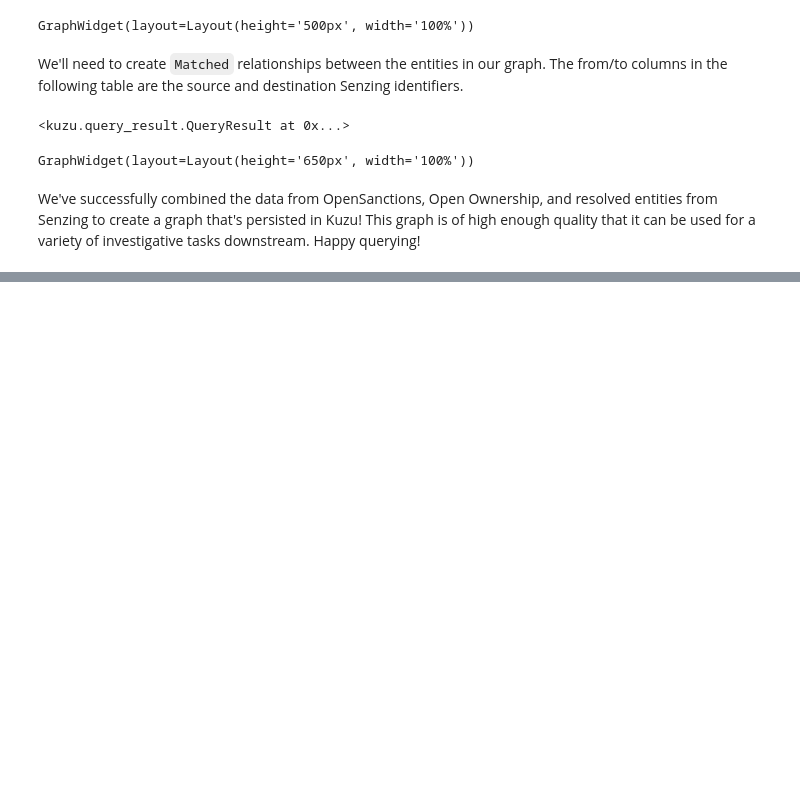
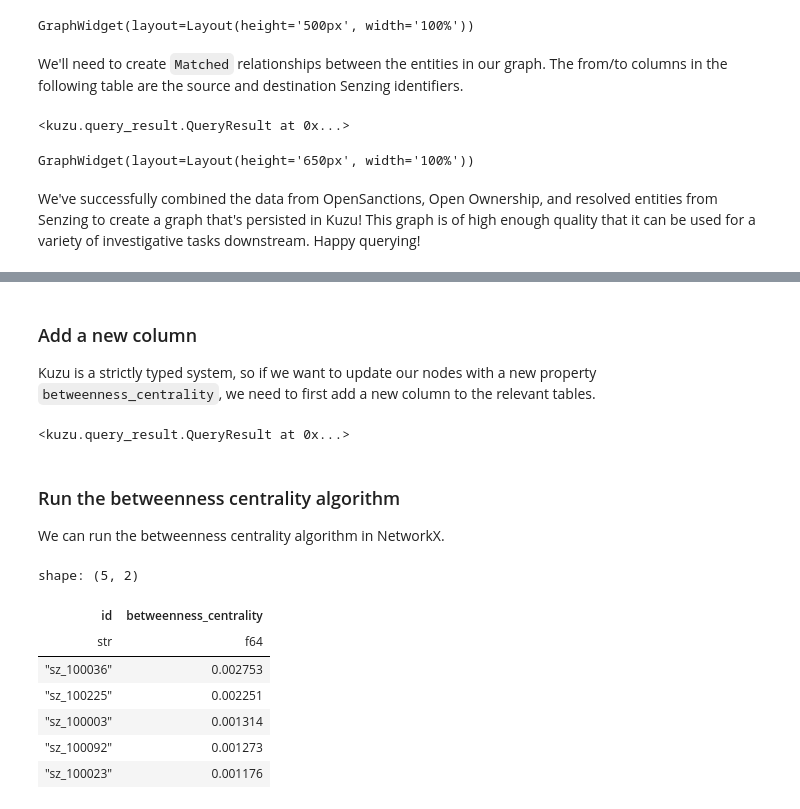
Before and after one commit to kuzudb/entity-resolved-kg-senzing-kuzu, a Jupyter notebook: create_graph.ipynb, the cells around one changed output, grey strips where cells are left out. Drawn from its saved outputs; the diff is of its cells as text; code cells hidden in the pictures; blank space fills up the shorter version.

```diff
--- a/create_graph.ipynb
+++ b/create_graph.ipynb
@@ -267,0 +275,48 @@ This graph is of high enough quality that it can be used for a variety of invest
+# %%
+
+subg = conn.execute(
+    """
+    MATCH (a:Entity:OpenOwnership:OpenSanctions)-[b]->(c:Entity:OpenOwnership:OpenSanctions) RETURN *
+    """
+)
+subg_networkx = subg.get_as_networkx(directed=True)  # type: ignore
+# %% [markdown]
+### Add a new column
+
+Kuzu is a strictly typed system, so if we want to update our nodes with a new property `betweenness_centrality`, we need to first add a new column to the relevant tables.
+# %%
+# A
+conn.execute("ALTER TABLE Entity ADD betweenness_centrality FLOAT")
+conn.execute("ALTER TABLE OpenOwnership ADD betweenness_centrality FLOAT")
+conn.execute("ALTER TABLE OpenSanctions ADD betweenness_centrality FLOAT")
+# %% [output]
+<kuzu.query_result.QueryResult at 0x...>
+# %% [markdown]
+### Run the betweenness centrality algorithm
+
+We can run the betweenness centrality algorithm in NetworkX.
+# %%
+import networkx as nx
+
+bc = nx.betweenness_centrality(subg_networkx)
+
+#  Transform the betweenness centrality results into a Polars dataframe
+df = pl.DataFrame({"id": k, "betweenness_centrality": v} for k, v in bc.items())
+df = (
+    df.with_columns(
+        pl.col("id").str.replace("Entity_", "")
+        .str.replace("OpenOwnership_", "")
+        .str.replace("OpenSanctions_", "")
+    )
+)
+
+df.sort("betweenness_centrality", descending=True).head(5)
+# %% [output]
+shape: (5, 2)
+| id | betweenness_centrality |
+| str | f64 |
+| "sz_100036" | 0.002753 |
+| "sz_100225" | 0.002251 |
+| "sz_100003" | 0.001314 |
+| "sz_100092" | 0.001273 |
+| "sz_100023" | 0.001176 |
```
Also changed, not shown: parts of 9 cells of this notebook, 3 other files.
